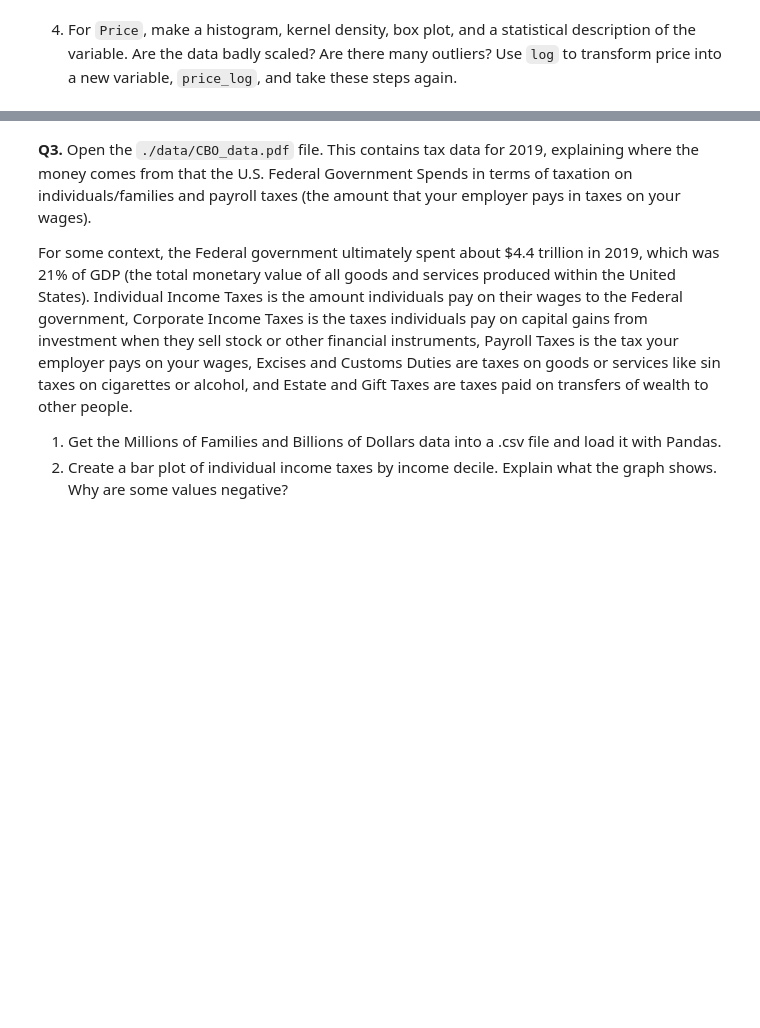
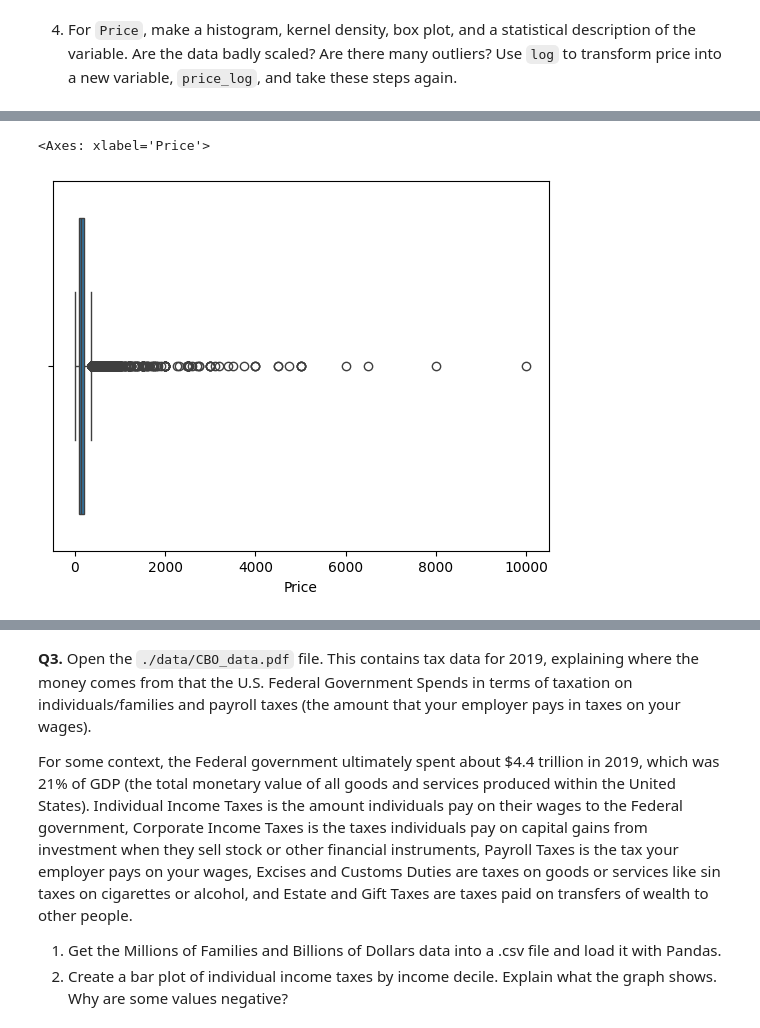
Before and after one commit to fourchain40/visualization, a Jupyter notebook: assignment/assignment.ipynb, the cells around one changed output, grey strips where cells are left out. Cells and saved outputs as stored; diff of their text form; code cells hidden in the pictures; blank space fills up the shorter version.

```diff
--- a/assignment/assignment.ipynb
+++ b/assignment/assignment.ipynb
@@ -81,0 +93,5 @@ A majority of the properties available are more common forms of living, includin
+# %%
+sns.boxplot(data=df,x='Price')
+# %% [output]
+<Axes: xlabel='Price'>
+[figure, added]
```
Also changed, not shown: parts of 9 cells of this notebook.
